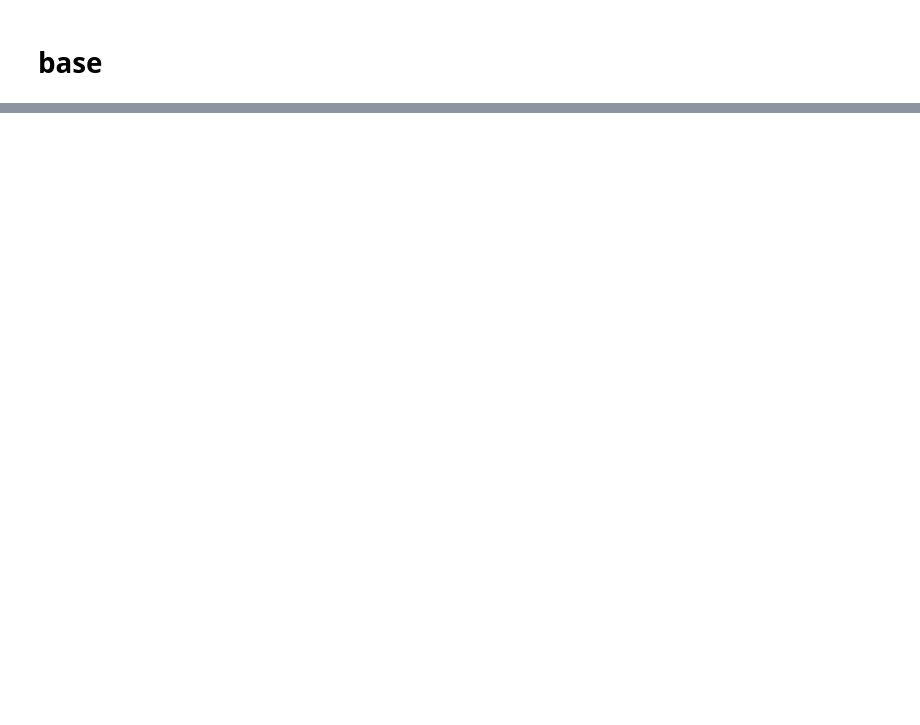
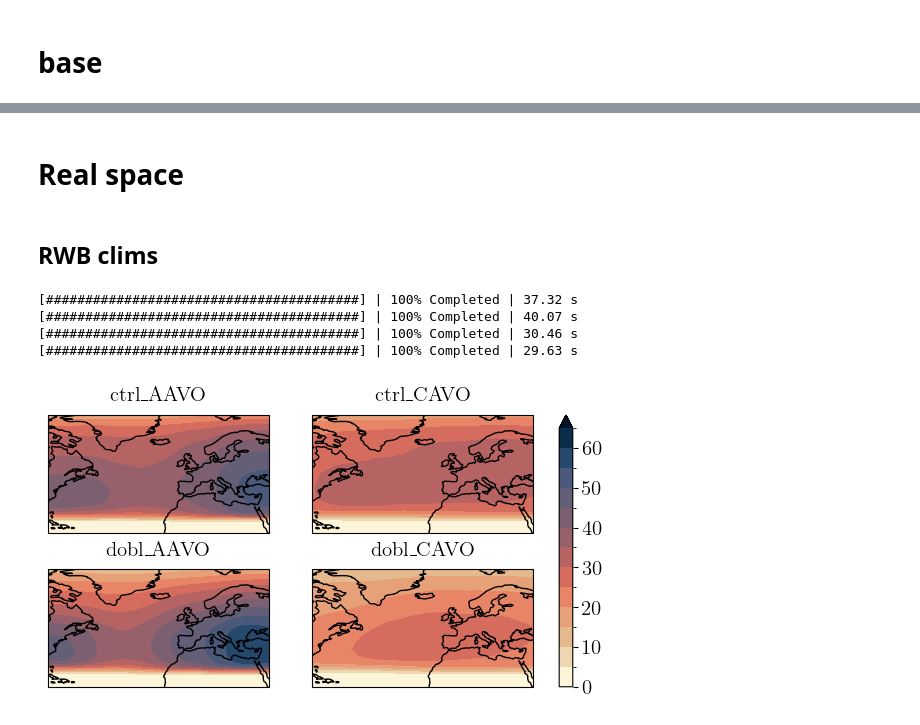
Before and after one commit to hbanderier/persistent-extremes-era5, a Jupyter notebook: Playgrounds/data_henrik_pg.ipynb, the cells around one changed output, grey strips where cells are left out. Saved outputs shown, nothing was run; the diff lists cells and outputs as text; code cells hidden in the pictures; blank space fills up the shorter version.

```diff
--- a/Playgrounds/data_henrik_pg.ipynb
+++ b/Playgrounds/data_henrik_pg.ipynb
@@ -141,15 +55,0 @@ for run in ["ctrl", "dobl"]:
-# %%
-both_jets = {}
-both_paths = {}
-for run in ["ctrl", "dobl"]:
-    dh = DataHandler.from_specs("Henrik_data", run, ("high_wind", ["u", "v", "s", "theta"]), "6H", minlon=-80, maxlon=40, minlat=15, maxlat=80, levels=20000)
-    exp = JetFindingExperiment(dh)
-    all_jets_one_df = exp.find_jets(force=False, n_coarsen=1, smooth_s=5, alignment_thresh=0.55, base_s_thresh=0.55, int_thresh_factor=0.2, hole_size=5)
-    theta300 = open_da("Henrik_data", run, ("high_wind", ["s", "theta"]), "6H", minlon=-80, maxlon=40, minlat=15, maxlat=80, levels=30000).rename({"s": "s300", "theta": "theta300"})
-    all_jets_one_df = add_feature_for_cat(all_jets_one_df, "s300", theta300, ofile_ajdf=exp.path.joinpath("all_jets_one_df.parquet"), force=False)
-    all_jets_one_df = add_feature_for_cat(all_jets_one_df, "theta300", theta300, ofile_ajdf=exp.path.joinpath("all_jets_one_df.parquet"), force=False)
-    all_jets_one_df = exp.categorize_jets(None, ["s300", "theta300"], force=False, n_init=15, init_params="k-means++", mode="month").cast({"time": pl.Datetime("ms")})
-    phat_filter = (pl.col("is_polar") < 0.5) | ((pl.col("is_polar") > 0.5) & (pl.col("int") > 1.e8))
-    phat_jets = all_jets_one_df.filter((pl.col("is_polar").mean().over(["time", "jet ID"]) < 0.5) | ((pl.col("is_polar").mean().over(["time", "jet ID"]) > 0.5) & (pl.col("int").mode().first().over(["time", "jet ID"]) > 1.e8)))
-    both_paths[run] = exp.path
-    both_jets[run] = phat_jets.with_columns(**{"jet ID": (pl.col("is_polar").mean().over(["time", "jet ID"]) > 0.5).cast(pl.UInt32())})
@@ -507,0 +137,10 @@ for month in trange(1, 13):
+# %% [markdown]
+# Real space
+# %%
+das_heating = {}
+for run in ["ctrl", "dobl"]:
+    das_heating[run] = open_da("Henrik_data", run, ("heating", "DTCOND"), "6H", minlon=-80, maxlon=40, minlat=15, maxlat=80)
+das_rwb = {}
+for run in ["ctrl", "dobl"]:
+    for type_ in ["AAVO", "CAVO"]:
+        das_rwb[f"{run}_{type_}"] = open_da("Henrik_data", run, type_, "6H", minlon=-80, maxlon=40, minlat=15, maxlat=80)
@@ -507,0 +164,20 @@ for month in trange(1, 13):
+# %% [markdown]
+## RWB clims
+# %%
+clims = {}
+for run in ["ctrl", "dobl"]:
+    for type_ in ["AAVO", "CAVO"]:
+        key = f"{run}_{type_}"
+        clims[key] = compute_clim(das_rwb[key].isel(lev=2), "dayofyear")
+# %% [output]
+[########################################] | 100% Completed | 37.32 s
+[########################################] | 100% Completed | 40.07 s
+[########################################] | 100% Completed | 30.46 s
+[########################################] | 100% Completed | 29.63 s
+# %%
+clu = Clusterplot(2, 2, get_region(clims["ctrl_AAVO"]))
+to_plot = [clim.sel(dayofyear=summer_doy).mean("dayofyear") * 100 for clim in clims.values()]
+titles = list(clims.keys())
+_ = clu.add_contourf(to_plot, levels=np.arange(0, 70, 5).tolist(), cmap=colormaps.lipari_r, titles=titles)
+# %% [output]
+[figure, added]
```
Also changed, not shown: parts of 25 cells of this notebook, 4 other files.
